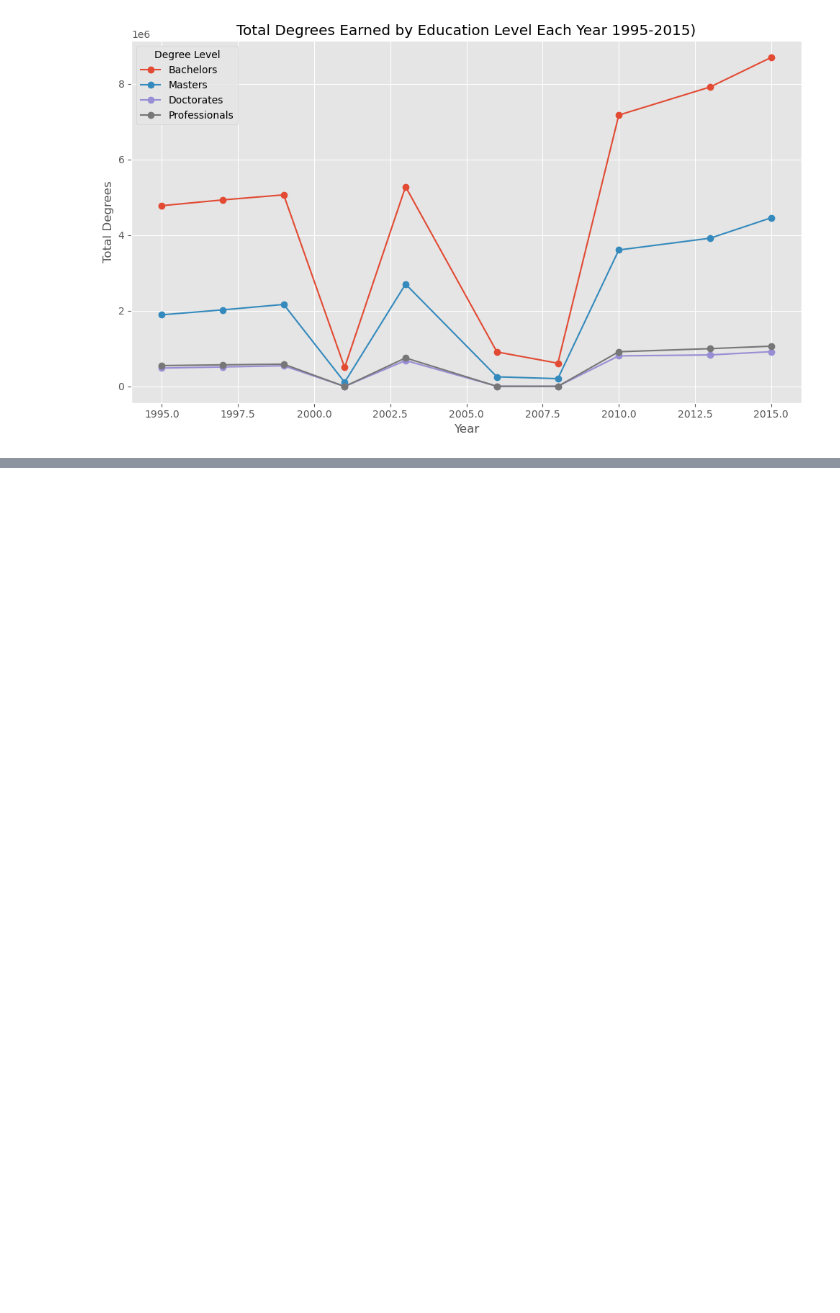
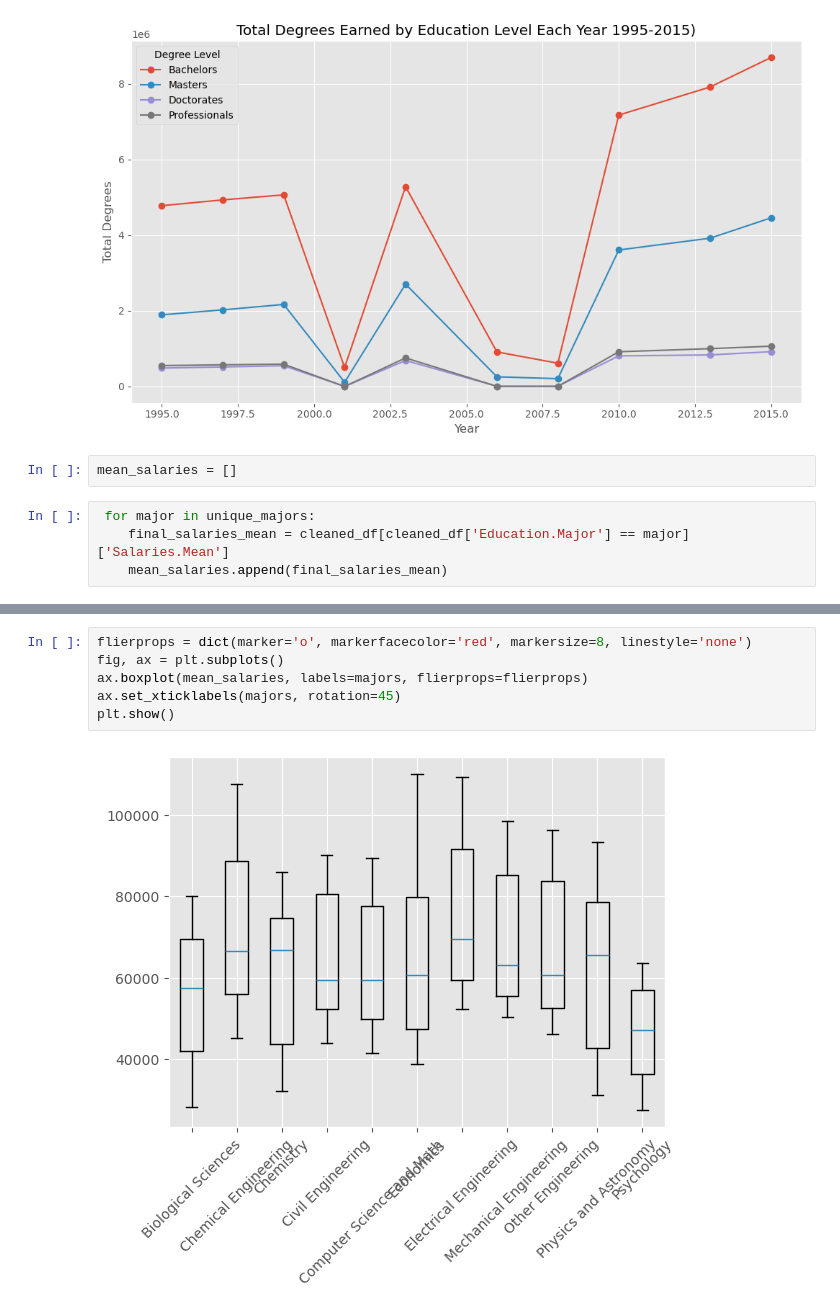
Before and after one commit to craha001/Project-1---Group-1, a Jupyter notebook: Project 1.ipynb, the cells around one changed output, grey strips where cells are left out. Drawn from its saved outputs; the diff is of its cells as text; blank space fills up the shorter version.

```diff
--- a/Project 1.ipynb
+++ b/Project 1.ipynb
@@ -433,3 +433,9 @@ plt.tight_layout()
 plt.show()
 # %% [output]
 [figure]
+# %%
+mean_salaries = []
+# %%
+ for major in unique_majors:
+    final_salaries_mean = cleaned_df[cleaned_df['Education.Major'] == major]['Salaries.Mean']
+    mean_salaries.append(final_salaries_mean)
@@ -435,0 +464,8 @@ plt.show()
+# %%
+flierprops = dict(marker='o', markerfacecolor='red', markersize=8, linestyle='none')
+fig, ax = plt.subplots()
+ax.boxplot(mean_salaries, labels=majors, flierprops=flierprops)
+ax.set_xticklabels(majors, rotation=45)
+plt.show()
+# %% [output]
+[figure, added]
```
Also changed, not shown: parts of 61 cells of this notebook.
